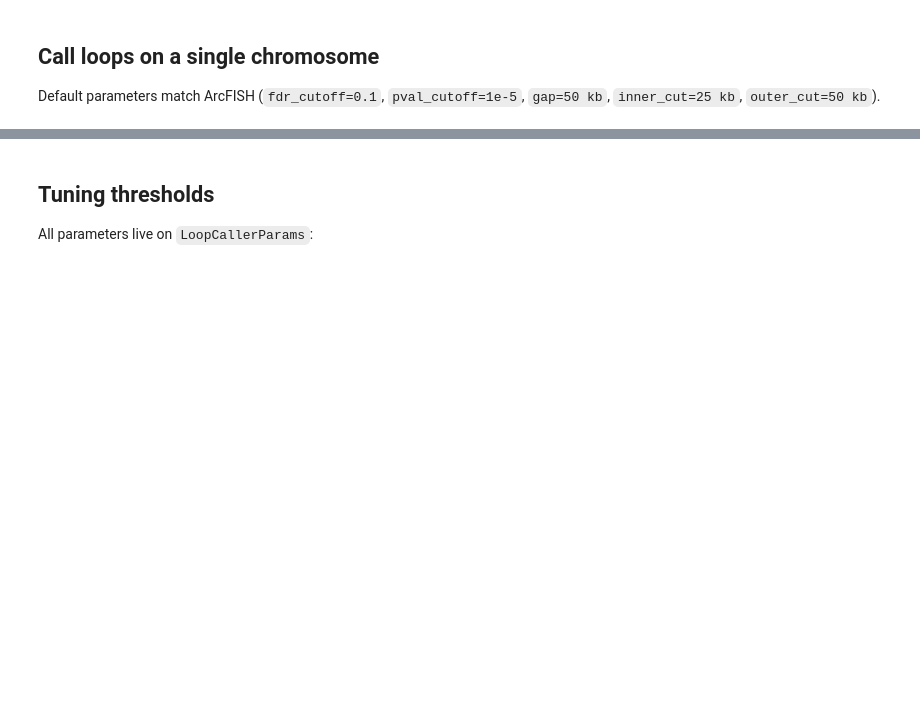
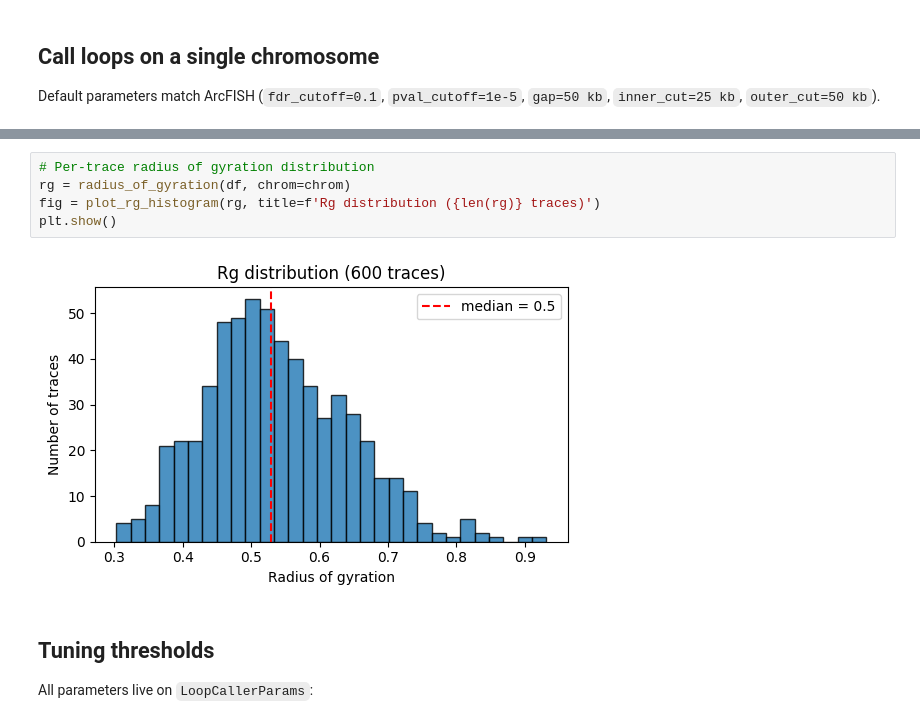
Before and after one commit to u-science-lab/U-Chrom, a Jupyter notebook: tutorials/04_loop_calling.ipynb, the cells around one changed output, grey strips where cells are left out. Saved outputs shown, nothing was run; the diff lists cells and outputs as text; blank space fills up the shorter version.

```diff
--- a/tutorials/04_loop_calling.ipynb
+++ b/tutorials/04_loop_calling.ipynb
@@ -71,3 +193,10 @@ loops
+# %%
+# Per-trace radius of gyration distribution
+rg = radius_of_gyration(df, chrom=chrom)
+fig = plot_rg_histogram(rg, title=f'Rg distribution ({len(rg)} traces)')
+plt.show()
+# %% [output]
+[figure, added]
 # %% [markdown]
 ## Tuning thresholds
 
```
Also changed, not shown: parts of 11 cells of this notebook, 5 other files.
